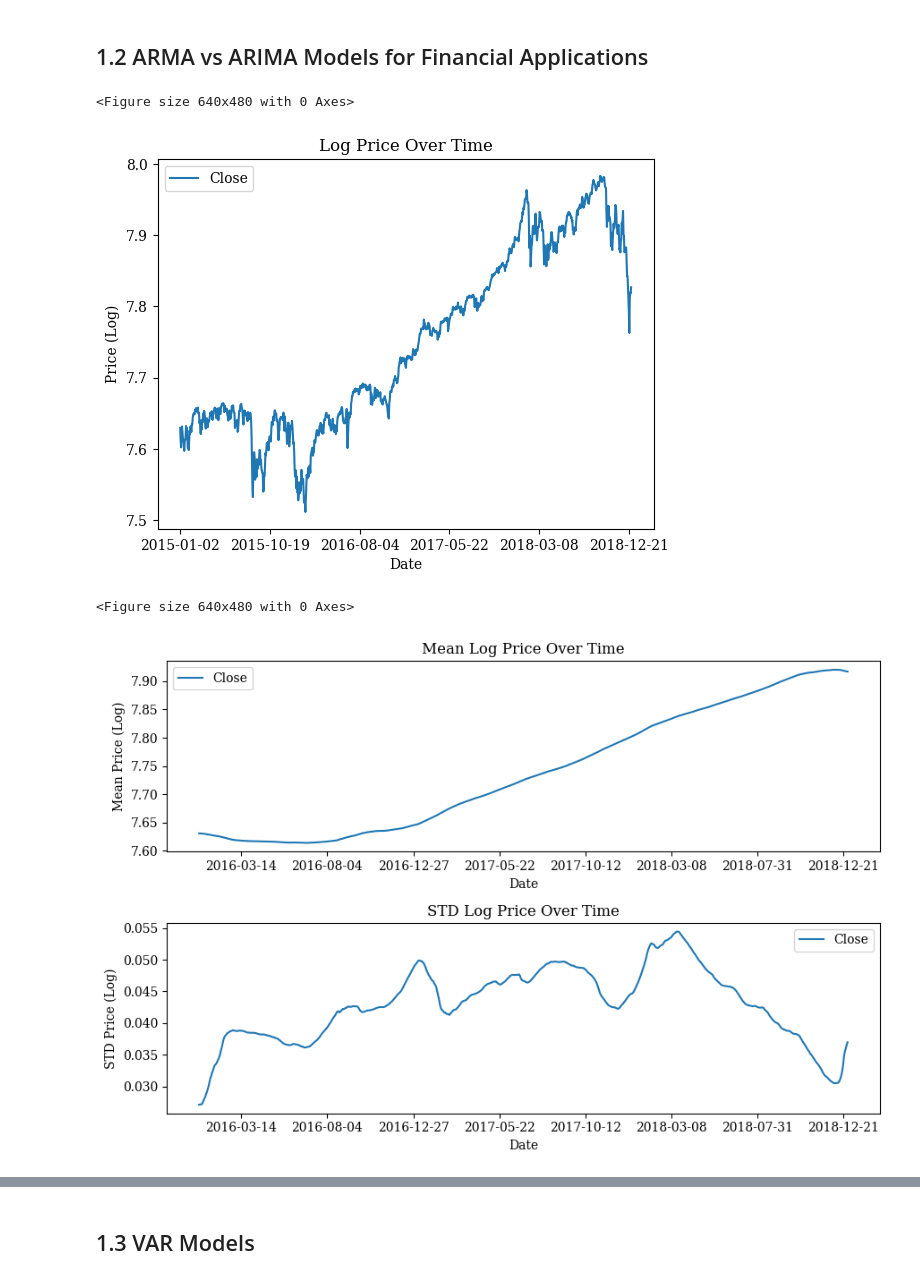
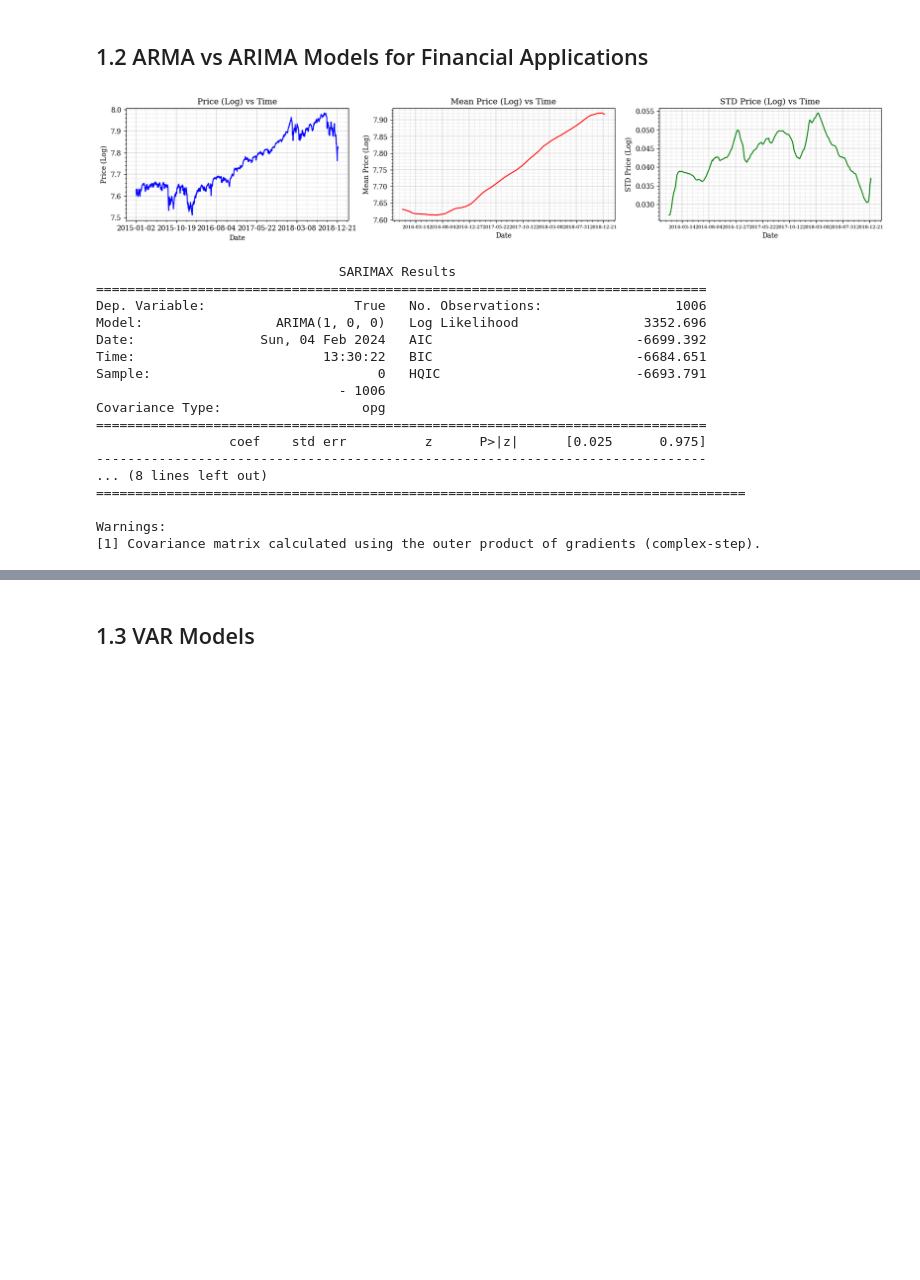
Before and after one commit to limited-fion/fspml-ee4, a Jupyter notebook: FSPML.ipynb, the cells around one changed output, grey strips where cells are left out. Cells and saved outputs as stored; diff of their text form; code cells hidden in the pictures; blank space fills up the shorter version.

```diff
--- a/FSPML.ipynb
+++ b/FSPML.ipynb
@@ -42,5 +42,5 @@ Times New Roman.ttf 100%[===================>]   5.58K  --.-KB/s    in 0s
 # %%
-def graph_plot(ax, var, color = 'b'):
+def graph_plot(ax, var, color = 'b', label=''):
 
     if isinstance(var, np.ndarray) or isinstance(var, list) :
         ax.plot(var, color = color)
@@ -48,8 +48,7 @@ def graph_plot(ax, var, color = 'b'):
         var.plot(ax = ax, color = color)
 
 
-def graph_deco(ax, xlabel = '', ylabel = '', title = '', legend_on = True,
-                   display_names = []):
+def graph_deco(ax, xlabel = '', ylabel = '', title = '', legend_on = True, display_names = []):
 
     # Set labels, title and ticks.
     ax.set_xlabel(xlabel)
@@ -61,10 +60,16 @@ def graph_deco(ax, xlabel = '', ylabel = '', title = '', legend_on = True,
       if len(display_names) == 0:
           ax.legend()
       else :
-          ax.legend(display_names)
+          ax.legend(display_names, loc='upper left')
     elif ax.get_legend():
         # remove legend if present.
         ax.get_legend().remove()
+
+def grid_minor():
+    for ax in axes:
+      ax.grid(which='major', color='gray', linestyle='-', linewidth=0.3)
+      ax.grid(which='minor', color='gray', linestyle=':', linewidth=0.3)
+      ax.minorticks_on()  # Enable minor ticks
 # %%
 # 1.1.1
 %matplotlib inline
@@ -175,32 +188,26 @@ plt.savefig(os.path.join(directory, "1_1_4.svg"))
 # %%
 import pandas as pd
 import matplotlib.pyplot as plt
 import numpy as np
 from statsmodels.tsa.arima.model import ARIMA
 import copy
 
 # 1.2.1
 snp = pd.read_csv(os.path.join(directory, 'snp_500_2015_2019.csv'), index_col='Date')
 snp_close = snp['Close'].to_frame().apply(np.log)
 
-plt.figure()
-snp_close.plot()
-plt.ylabel("Price (Log)")
-plt.title("Log Price Over Time")
-plt.show()
 
-plt.figure()
-fig, axs = plt.subplots(2, 1, figsize=(9,6))
-snp_close.rolling(252).mean().plot(ax=axs[0])
-snp_close.rolling(252).std().plot(ax=axs[1])
-axs[0].set_ylabel('Mean Price (Log)')
-axs[1].set_ylabel('STD Price (Log)')
-axs[0].title.set_text('Mean Log Price Over Time')
-axs[1].title.set_text('STD Log Price Over Time')
-fig.tight_layout()
-plt.show()
+fig, axes = plt.subplots(1, 3, figsize=(20,3))
+graph_plot(axes[0], snp_close)
+graph_plot(axes[1], snp_close.rolling(252).mean(), color='r')
+graph_plot(axes[2], snp_close.rolling(252).std(), color='g')
+
+graph_deco(axes[0], 'Date', 'Price (Log)', 'Price (Log) vs Time', legend_on=False)
+graph_deco(axes[1], 'Date', 'Mean Price (Log)', 'Mean Price (Log) vs Time', legend_on=False)
+graph_deco(axes[2], 'Date', 'STD Price (Log)', 'STD Price (Log) vs Time', legend_on=False)
+axes[1].tick_params(axis='x', labelsize=7)
+axes[2].tick_params(axis='x', labelsize=7)
+grid_minor()
+plt.savefig(os.path.join(directory, "1_2_1.svg"))
 # %% [output]
-<Figure size 640x480 with 0 Axes>
-[figure, old version]
+[figure, new version]
-<Figure size 640x480 with 0 Axes>
-[figure, removed]
@@ -221,0 +214,24 @@ plt.show()
+# %%
+# 1.2.2
+snp_arma = copy.deepcopy(snp_close)
+snp_arma.columns = ['True']
+# model summary
+print(ARIMA(snp_arma['True'], order=(1,0,0)).fit().summary())
+# %% [output]
+                               SARIMAX Results
+==============================================================================
+Dep. Variable:                   True   No. Observations:                 1006
+Model:                 ARIMA(1, 0, 0)   Log Likelihood                3352.696
+Date:                Sun, 04 Feb 2024   AIC                          -6699.392
+Time:                        13:30:22   BIC                          -6684.651
+Sample:                             0   HQIC                         -6693.791
+                               - 1006
+Covariance Type:                  opg
+==============================================================================
+                 coef    std err          z      P>|z|      [0.025      0.975]
+------------------------------------------------------------------------------
+... (8 lines left out)
+===================================================================================
+
+Warnings:
+[1] Covariance matrix calculated using the outer product of gradients (complex-step).
```
Also changed, not shown: parts of 8 cells of this notebook.
